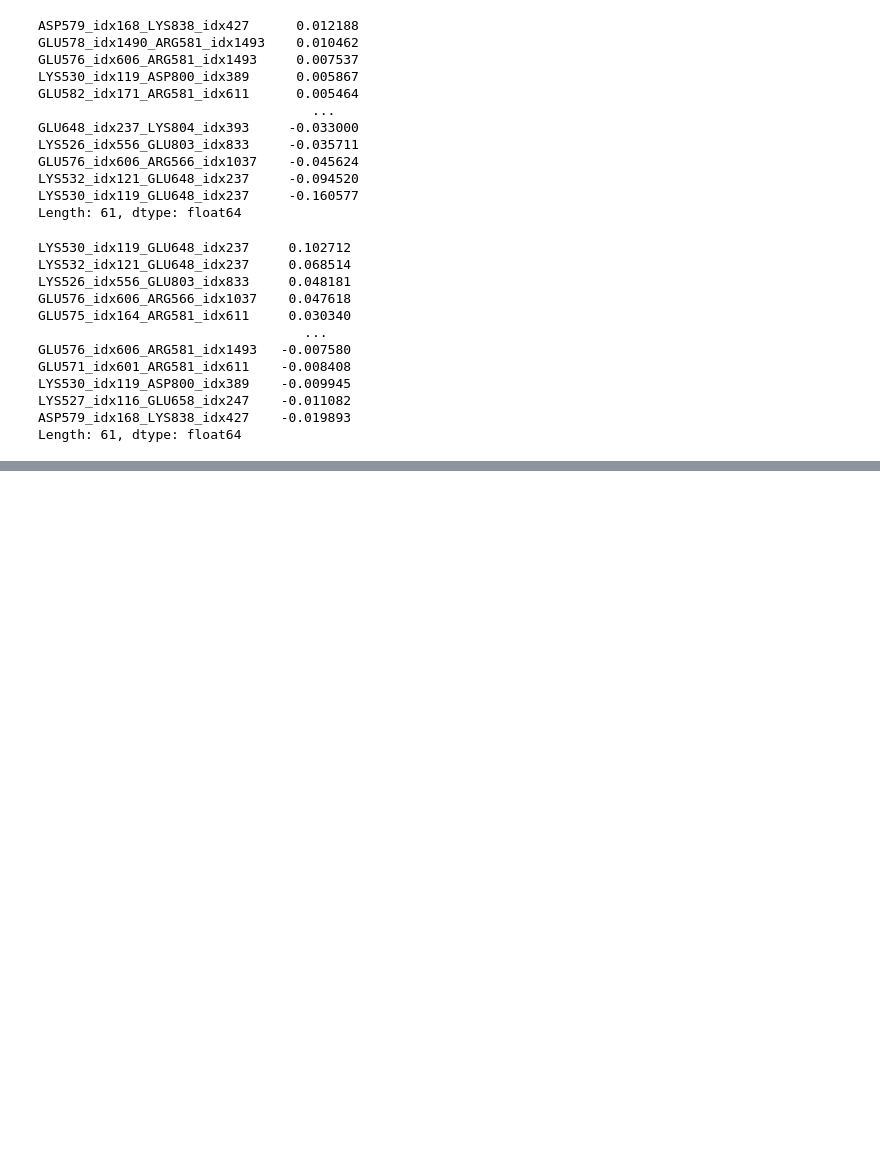
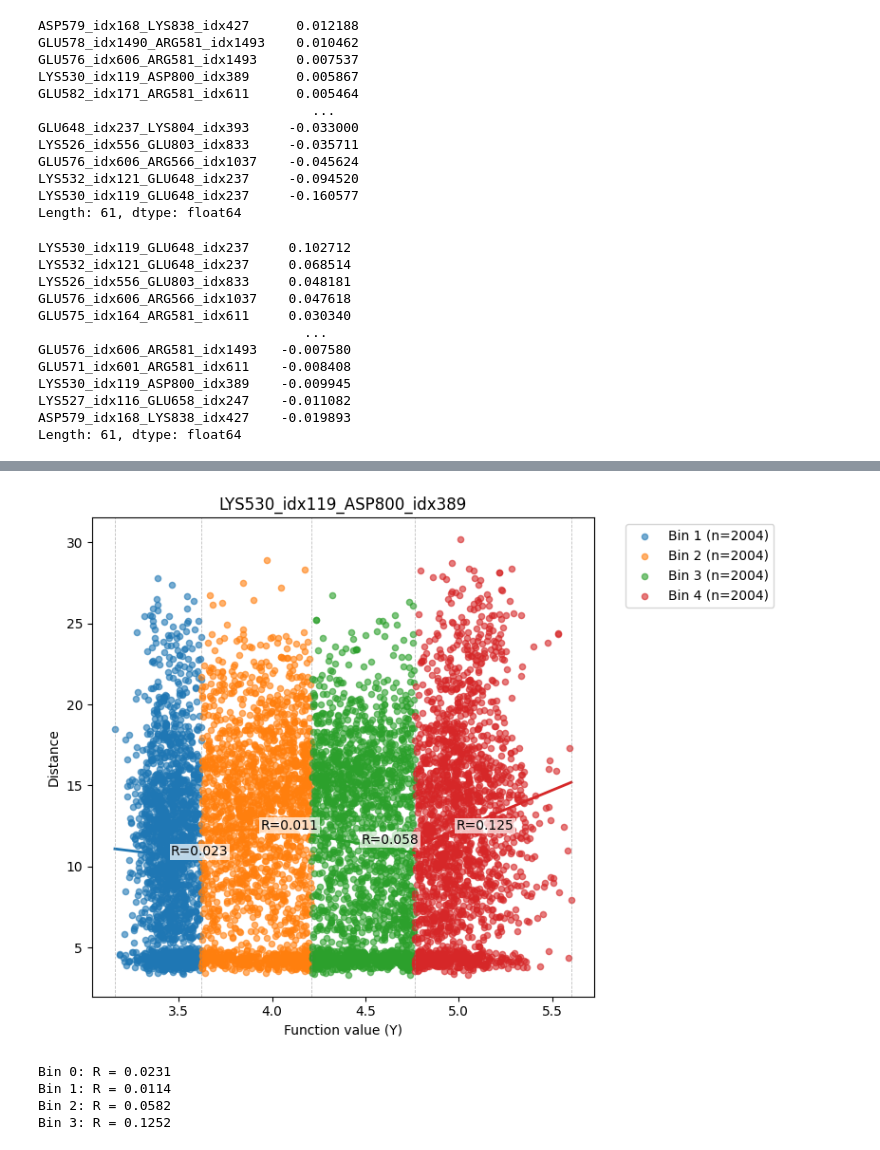
Before and after one commit to molecularmachinist/bondflow, a Jupyter notebook: salt_bridge_analysis/discern2.ipynb, the cells around one changed output, grey strips where cells are left out. Cells and saved outputs as stored; diff of their text form; code cells hidden in the pictures; blank space fills up the shorter version.

```diff
--- a/salt_bridge_analysis/discern2.ipynb
+++ b/salt_bridge_analysis/discern2.ipynb
@@ -384,0 +536,14 @@ Length: 61, dtype: float64
+# %%
+r_vals = plot_binned_R(
+    Y=Y,
+    distance_series=dist_df[f"{interaction}"],
+    interaction_label=f"{interaction}",
+    n_bins=4,
+    r_on='pred'        # or 'raw' to correlate Y vs Distance directly
+)
+# %% [output]
+[figure, added]
+Bin 0: R = 0.0231
+Bin 1: R = 0.0114
+Bin 2: R = 0.0582
+Bin 3: R = 0.1252
```
Also changed, not shown: parts of 4 cells of this notebook.
